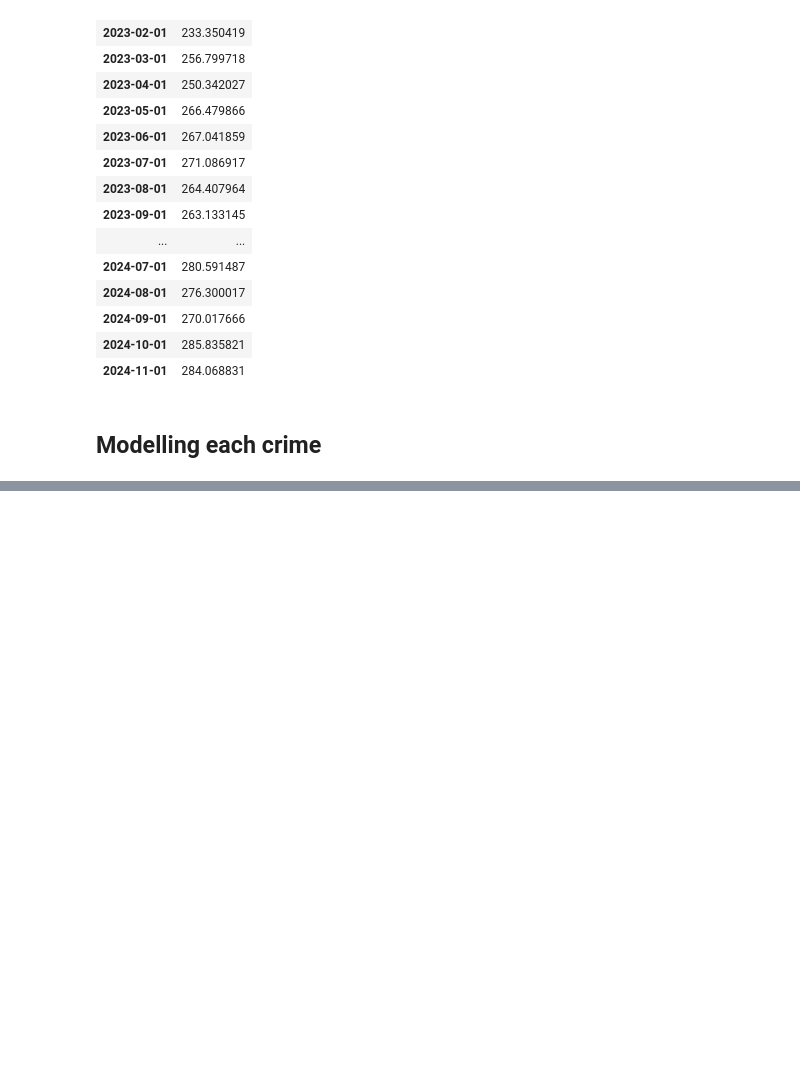
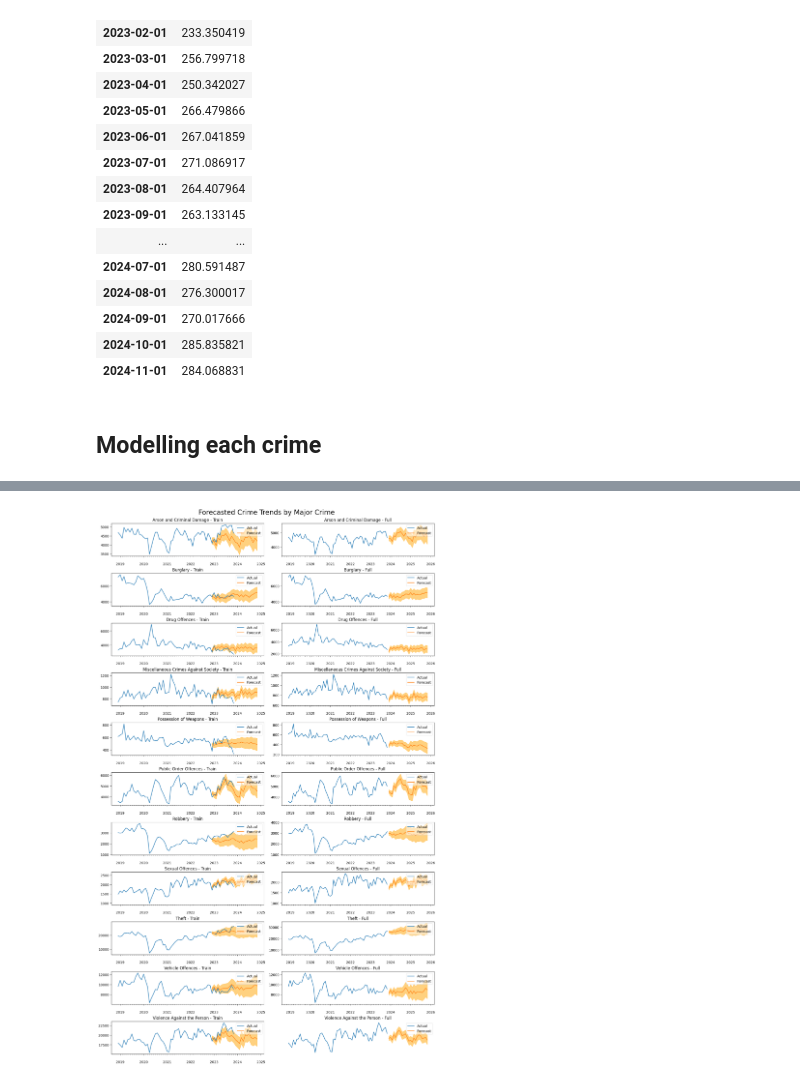
Before and after one commit to JamieW365/londoncrime, a Jupyter notebook: notebooks/exploratory/jw-3-modelling.ipynb, the cells around one changed output, grey strips where cells are left out. Cells and saved outputs as stored; diff of their text form; code cells hidden in the pictures; blank space fills up the shorter version.

```diff
--- a/notebooks/exploratory/jw-3-modelling.ipynb
+++ b/notebooks/exploratory/jw-3-modelling.ipynb
@@ -380,0 +467,76 @@ KeyboardInterrupt:
+# %%
+fig, axes = plt.subplots(nrows=int(np.ceil(df_crime['Major'].nunique())), ncols=2, figsize=(14, df_crime['Major'].nunique() * 2 + np.mod(df_crime['Major'].nunique(), 2)), constrained_layout=True)
+fig.suptitle('Forecasted Crime Trends by Major Crime', fontsize=20)
+
+# if np.mod(df_crime['Major'].nunique(), 2):
+#     axes[-1, -1].set_axis_off()
+
+for index, major in enumerate(df_crime['Major'].unique()):
+
+    # if index == 2:
+    #     break
+
+    crime_trend = df_crime[df_crime['Major']==major].groupby('Date').sum(numeric_only=True)['Count']
+    crime_train = crime_trend.iloc[:-12]
+    crime_test = crime_trend.iloc[-12:]
+
+    model = pm.auto_arima(crime_train,
+                          m=12,                 # frequency of series
+                          seasonal=True,        # TRUE if seasonal series
+                          d=None,               # let model determine 'd'
+                          test='adf',           # use adftest to find optimal 'd'
+                          start_p=0, start_q=0, # minimum p and q
+                          max_p=12, max_q=12,   # maximum p and q
+                          D=None,               # let model determine 'D'
+                          trace=False,
+                          error_action='ignore',
+                          suppress_warnings=True,
+                          stepwise=True)
+
+    forecast_test, conf_int = model.predict(n_periods=24, return_conf_int=True, alpha=0.5)
+    forecast_test = forecast_test.reset_index()
+    forecast_test['index'] = forecast_test['index'].dt.strftime('%Y-%m-%d')
+    forecast_test.set_index('index', inplace=True)
+    forecast_test
+
+    crime_trend.index = pd.to_datetime(crime_trend.index)
+    forecast_test.index = pd.to_datetime(forecast_test.index)
+
+    conf_lower = pd.Series(conf_int[:,0], index=forecast_test.index)
+    conf_upper = pd.Series(conf_int[:,1], index=forecast_test.index)
+
+    ax=axes[index, 0]
+    ax.xaxis.set_major_locator(mdates.YearLocator())
+    ax.xaxis.set_major_formatter(mdates.DateFormatter('\n%Y'))
+    ax.xaxis.set_minor_locator(mdates.MonthLocator())
+    ax.set_title(f'{major} - Train')
+    ax.plot(crime_trend[-60:])
+    ax.plot(forecast_test)
+    ax.fill_between(x=forecast_test.index, y1=conf_lower, y2=conf_upper, color='orange', alpha=0.5)
+    ax.legend(['Actual', 'Forecast'], framealpha=0.5, loc='upper right')
+
+    # Fitted on full data
+    model.fit(crime_trend)
+    forecast_test, conf_int = model.predict(n_periods=24, return_conf_int=True, alpha=0.5)
+    forecast_test = forecast_test.reset_index()
+    forecast_test['index'] = forecast_test['index'].dt.strftime('%Y-%m-%d')
+    forecast_test.set_index('index', inplace=True)
+    forecast_test
+
+    crime_trend.index = pd.to_datetime(crime_trend.index)
+    forecast_test.index = pd.to_datetime(forecast_test.index)
+
+    conf_lower = pd.Series(conf_int[:,0], index=forecast_test.index)
+    conf_upper = pd.Series(conf_int[:,1], index=forecast_test.index)
+
+    ax=axes[index, 1]
+    ax.xaxis.set_major_locator(mdates.YearLocator())
+    ax.xaxis.set_major_formatter(mdates.DateFormatter('\n%Y'))
+    ax.xaxis.set_minor_locator(mdates.MonthLocator())
+    ax.set_title(f'{major} - Full')
+    ax.plot(crime_trend[-60:])
+    ax.plot(forecast_test)
+    ax.fill_between(x=forecast_test.index, y1=conf_lower, y2=conf_upper, color='orange', alpha=0.5)
+    ax.legend(['Actual', 'Forecast'], framealpha=0.5, loc='upper right')
+# %% [output]
+[figure, added]
```
Also changed, not shown: parts of 4 cells of this notebook.
